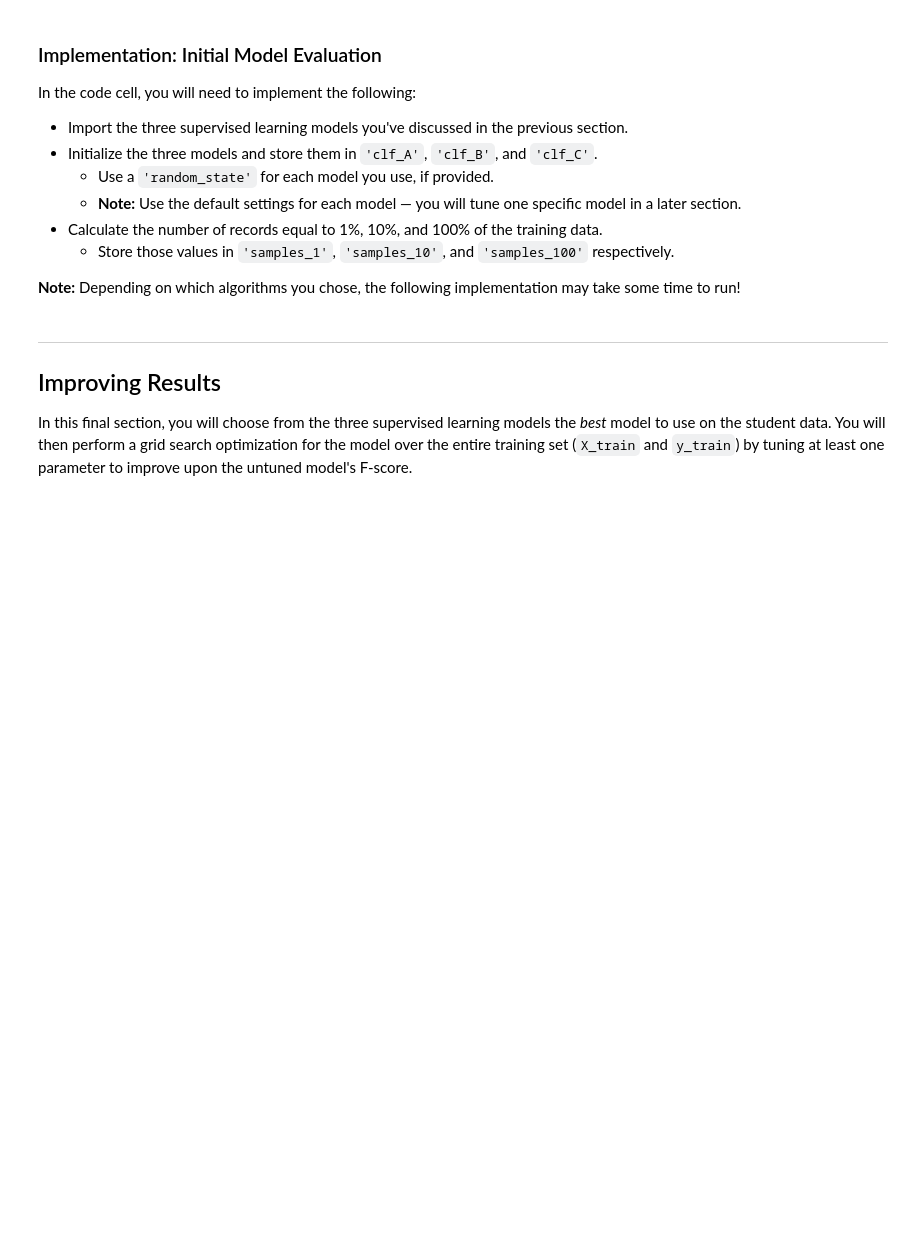
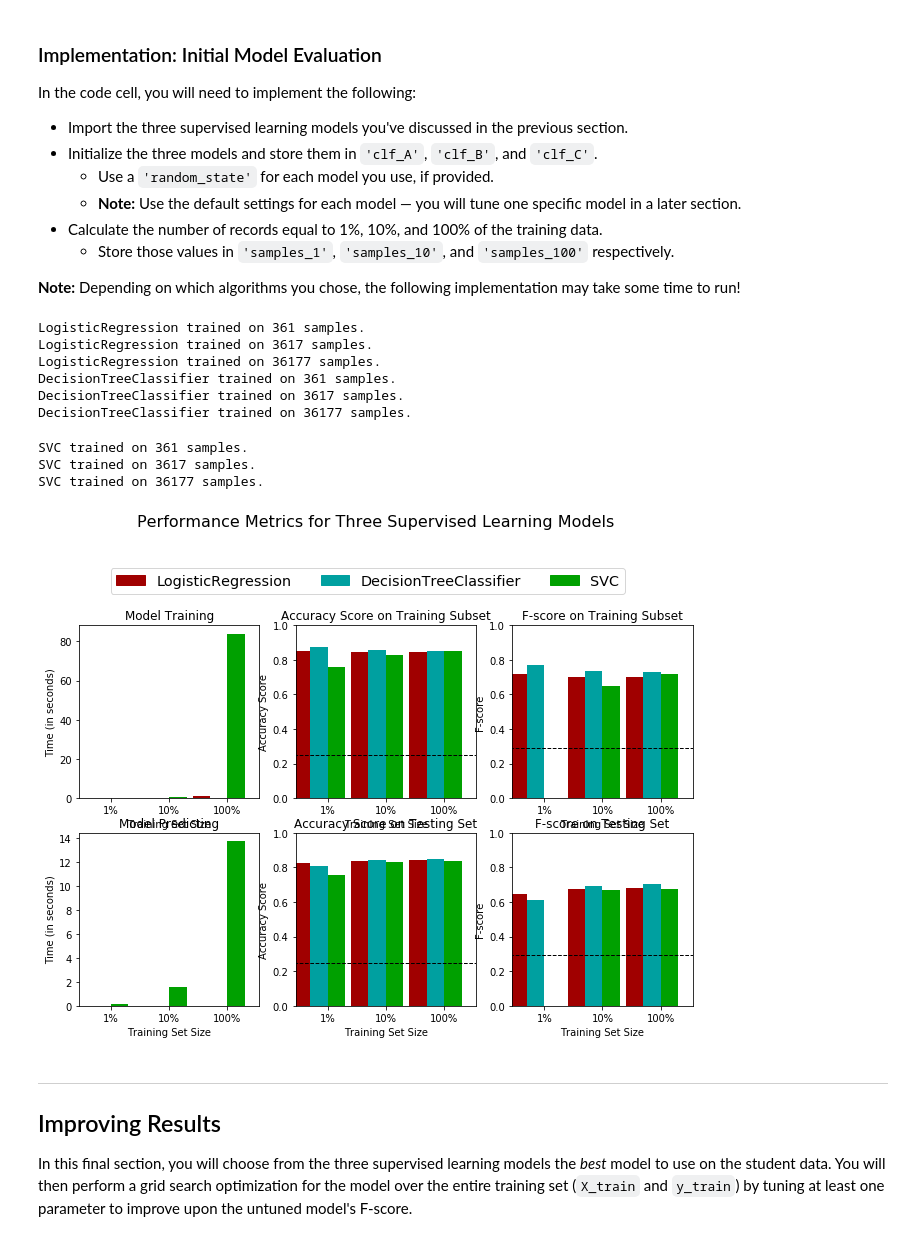
Before and after one commit to hannahawalsh/Udacity_Project1, a Jupyter notebook: finding_donors.ipynb, the cells around one changed output. Saved outputs shown, nothing was run; the diff lists cells and outputs as text; code cells hidden in the pictures; blank space fills up the shorter version.

```diff
--- a/finding_donors.ipynb
+++ b/finding_donors.ipynb
@@ -279,6 +324,7 @@ In the code block below, you will need to implement the following:
    - Make sure that you set the `beta` parameter!
 # %%
 # TODO: Import two metrics from sklearn - fbeta_score and accuracy_score
+from sklearn.metrics import fbeta_score, accuracy_score
 
 def train_predict(learner, sample_size, X_train, y_train, X_test, y_test):
     '''
@@ -295,33 +341,34 @@ def train_predict(learner, sample_size, X_train, y_train, X_test, y_test):
 
     # TODO: Fit the learner to the training data using slicing with 'sample_size' using .fit(training_features[:], training_labels[:])
     start = time() # Get start time
-    learner = None
+    learner = learner.fit(X_train[:sample_size], y_train[:sample_size])
     end = time() # Get end time
 
     # TODO: Calculate the training time
-    results['train_time'] = None
+    results['train_time'] = end - start
 
     # TODO: Get the predictions on the test set(X_test),
     #       then get predictions on the first 300 training samples(X_train) using .predict()
     start = time() # Get start time
-    predictions_test = None
-    predictions_train = None
+    predictions_test = learner.predict(X_test)
+    predictions_train = learner.predict(X_train[:300])
     end = time() # Get end time
 
     # TODO: Calculate the total prediction time
-    results['pred_time'] = None
+    results['pred_time'] = end - start
 
     # TODO: Compute accuracy on the first 300 training samples which is y_train[:300]
-    results['acc_train'] = None
+    results['acc_train'] = accuracy_score(y_train[:300], predictions_train)
 
     # TODO: Compute accuracy on test set using accuracy_score()
-    results['acc_test'] = None
+    results['acc_test'] = accuracy_score(y_test, predictions_test)
 
     # TODO: Compute F-score on the the first 300 training samples using fbeta_score()
-    results['f_train'] = None
+    beta = 0.5  # we would rather ask for a donation we don't recieve than not ask for a donation and miss out on money
+    results['f_train'] = fbeta_score(y_train[:300], predictions_train, beta)
 
     # TODO: Compute F-score on the test set which is y_test
-    results['f_test'] = None
+    results['f_test'] = fbeta_score(y_test, predictions_test, beta)
 
     # Success
     print("{} trained on {} samples.".format(learner.__class__.__name__, sample_size))
@@ -341,31 +388,46 @@ In the code cell, you will need to implement the following:
 **Note:** Depending on which algorithms you chose, the following implementation may take some time to run!
 # %%
 # TODO: Import the three supervised learning models from sklearn
+from sklearn.linear_model import LogisticRegression
+from sklearn.tree import DecisionTreeClassifier
+from sklearn.svm import SVC
 
 # TODO: Initialize the three models
-clf_A = None
-clf_B = None
-clf_C = None
+rs = 101
+clf_A = LogisticRegression(solver="newton-cg", random_state=rs)
+clf_B = DecisionTreeClassifier(random_state=rs, max_depth=5)
+clf_C = SVC(random_state=rs, gamma="auto")
 
 # TODO: Calculate the number of samples for 1%, 10%, and 100% of the training data
 # HINT: samples_100 is the entire training set i.e. len(y_train)
 # HINT: samples_10 is 10% of samples_100 (ensure to set the count of the values to be `int` and not `float`)
 # HINT: samples_1 is 1% of samples_100 (ensure to set the count of the values to be `int` and not `float`)
-samples_100 = None
-samples_10 = None
-samples_1 = None
+samples_100 = int(len(y_train))
+samples_10 = int(0.1 * samples_100)
+samples_1 = int(0.01 * samples_100)
 
 # Collect results on the learners
 results = {}
 for clf in [clf_A, clf_B, clf_C]:
     clf_name = clf.__class__.__name__
     results[clf_name] = {}
     for i, samples in enumerate([samples_1, samples_10, samples_100]):
         results[clf_name][i] = \
-        train_predict(clf, samples, X_train, y_train, X_test, y_test)
+        train_predict(clf, samples, X_train, y_train.values.ravel(), X_test, y_test.values.ravel())
 
 # Run metrics visualization for the three supervised learning models chosen
 vs.evaluate(results, accuracy, fscore)
+# %% [output]
+LogisticRegression trained on 361 samples.
+LogisticRegression trained on 3617 samples.
+LogisticRegression trained on 36177 samples.
+DecisionTreeClassifier trained on 361 samples.
+DecisionTreeClassifier trained on 3617 samples.
+DecisionTreeClassifier trained on 36177 samples.
+SVC trained on 361 samples.
+SVC trained on 3617 samples.
+SVC trained on 36177 samples.
+[figure, added]
 # %% [markdown]
 ----
 ## Improving Results
```
Also changed, not shown: parts of 24 cells of this notebook, 1 other file.
